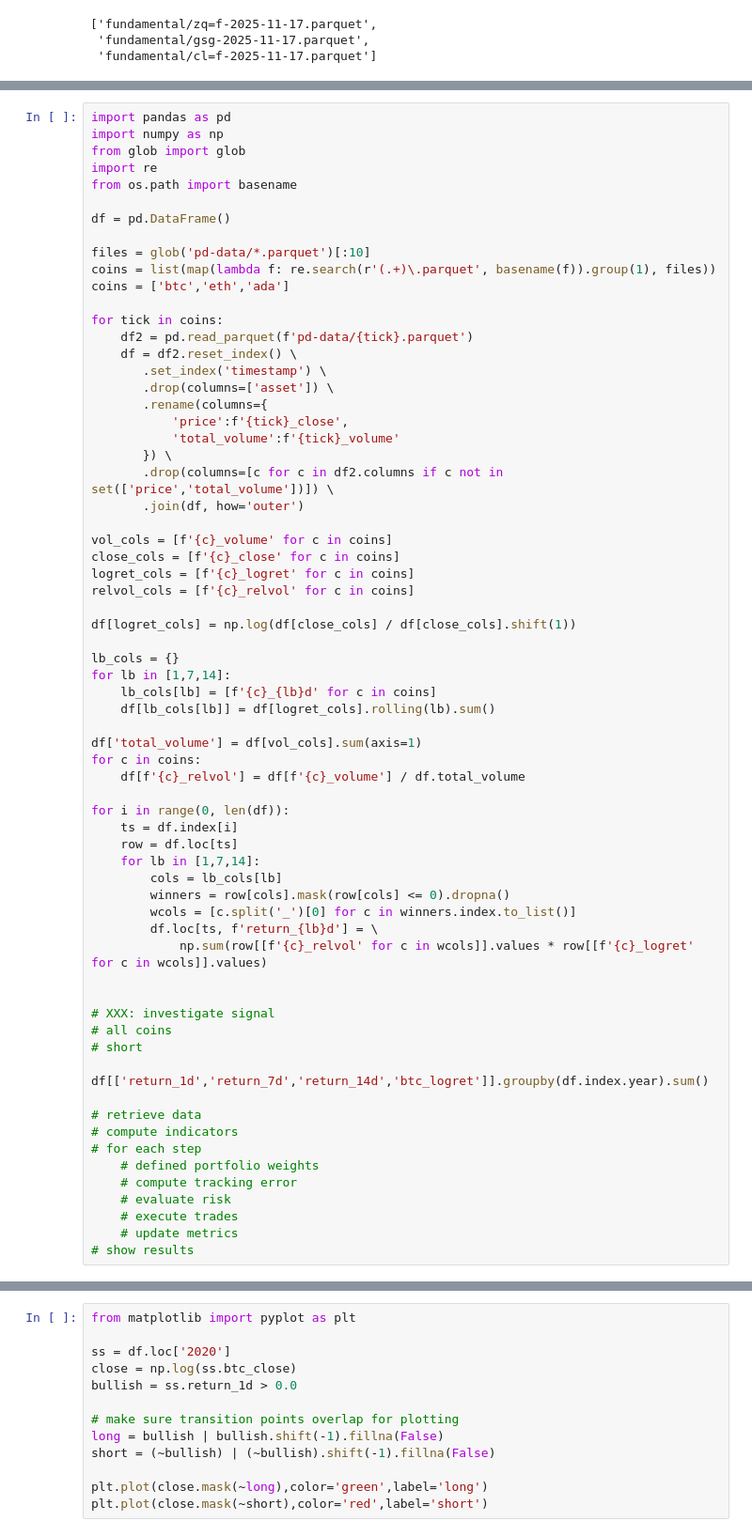
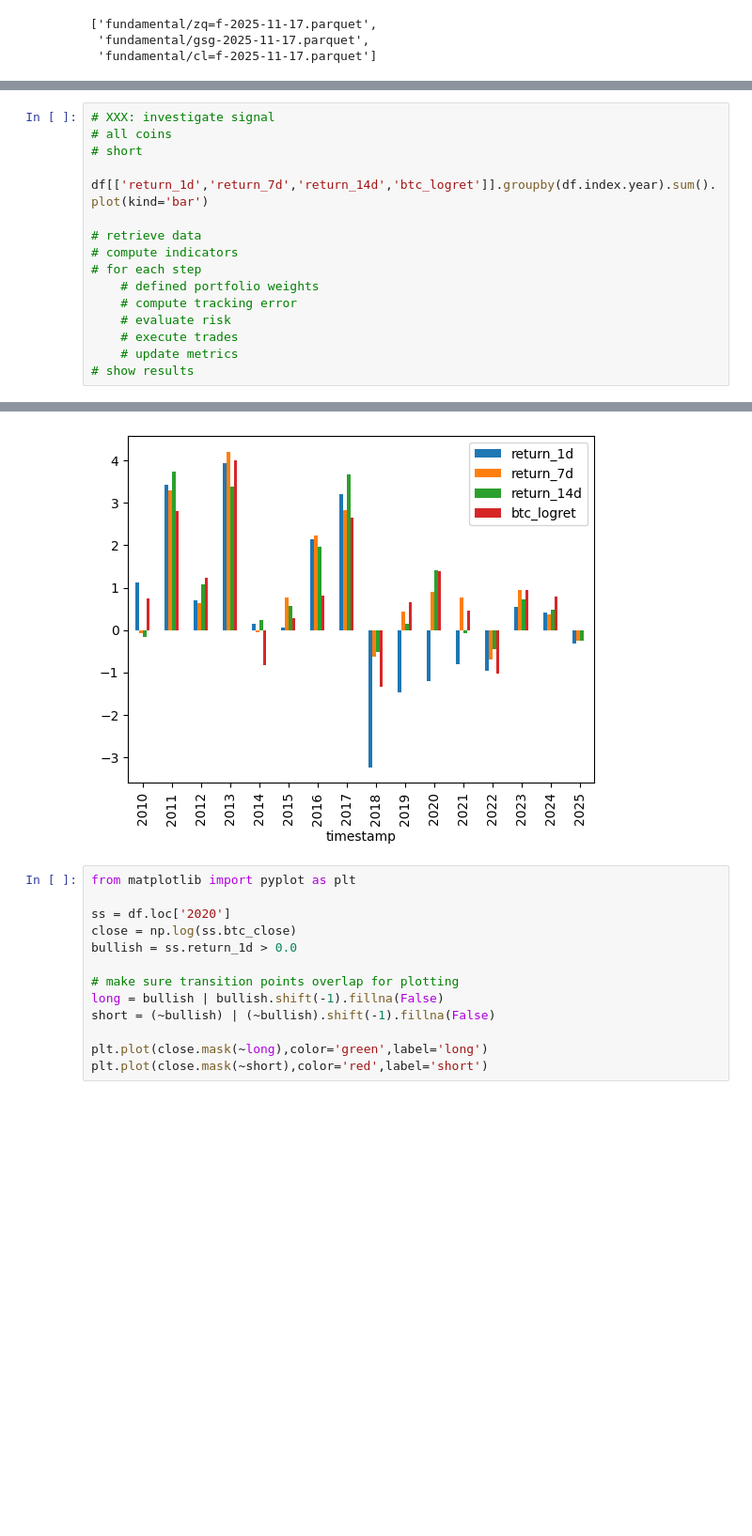
Before and after one commit to flanfly/studies, a Jupyter notebook: btc-momentum.ipynb, the cells around one changed output, grey strips where cells are left out. Shown: that part at 94% size. Drawn from its saved outputs; the diff is of its cells as text; blank space fills up the shorter version.

```diff
--- a/btc-momentum.ipynb
+++ b/btc-momentum.ipynb
@@ -14,60 +107,9 @@ skipping dxy
 # %%
-import pandas as pd
-import numpy as np
-from glob import glob
-import re
-from os.path import basename
-
-df = pd.DataFrame()
-
-files = glob('pd-data/*.parquet')[:10]
-coins = list(map(lambda f: re.search(r'(.+)\.parquet', basename(f)).group(1), files))
-coins = ['btc','eth','ada']
-
-for tick in coins:
-    df2 = pd.read_parquet(f'pd-data/{tick}.parquet')
-    df = df2.reset_index() \
-       .set_index('timestamp') \
-       .drop(columns=['asset']) \
-       .rename(columns={
-           'price':f'{tick}_close',
-           'total_volume':f'{tick}_volume'
-       }) \
-       .drop(columns=[c for c in df2.columns if c not in set(['price','total_volume'])]) \
-       .join(df, how='outer')
-
-vol_cols = [f'{c}_volume' for c in coins]
-close_cols = [f'{c}_close' for c in coins]
-logret_cols = [f'{c}_logret' for c in coins]
-relvol_cols = [f'{c}_relvol' for c in coins]
-
-df[logret_cols] = np.log(df[close_cols] / df[close_cols].shift(1))
-
-lb_cols = {}
-for lb in [1,7,14]:
-    lb_cols[lb] = [f'{c}_{lb}d' for c in coins]
-    df[lb_cols[lb]] = df[logret_cols].rolling(lb).sum()
-
-df['total_volume'] = df[vol_cols].sum(axis=1)
-for c in coins:
-    df[f'{c}_relvol'] = df[f'{c}_volume'] / df.total_volume
-
-for i in range(0, len(df)):
-    ts = df.index[i]
-    row = df.loc[ts]
-    for lb in [1,7,14]:
-        cols = lb_cols[lb]
-        winners = row[cols].mask(row[cols] <= 0).dropna()
-        wcols = [c.split('_')[0] for c in winners.index.to_list()]
-        df.loc[ts, f'return_{lb}d'] = \
-            np.sum(row[[f'{c}_relvol' for c in wcols]].values * row[[f'{c}_logret' for c in wcols]].values)
-
-
 # XXX: investigate signal
 # all coins
 # short
 
-df[['return_1d','return_7d','return_14d','btc_logret']].groupby(df.index.year).sum()
+df[['return_1d','return_7d','return_14d','btc_logret']].groupby(df.index.year).sum().plot(kind='bar')
 
 # retrieve data
 # compute indicators
@@ -100,3 +125,4 @@ df[['return_1d','return_7d','return_14d','btc_logret']].groupby(df.index.year).s
+[figure, added]
 # %%
 from matplotlib import pyplot as plt
 
```
Also changed, not shown: parts of 3 cells of this notebook, 2 other files.
